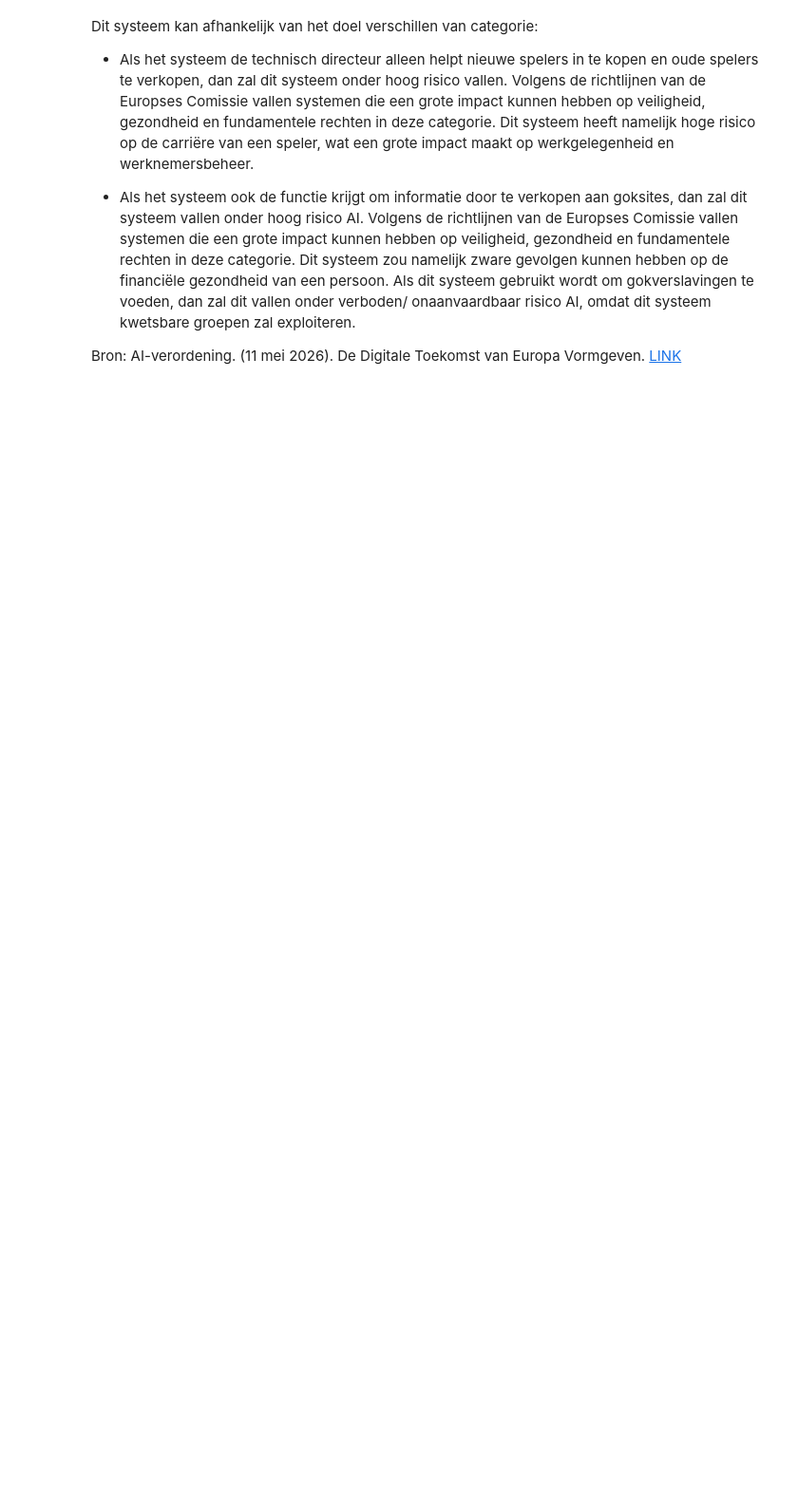
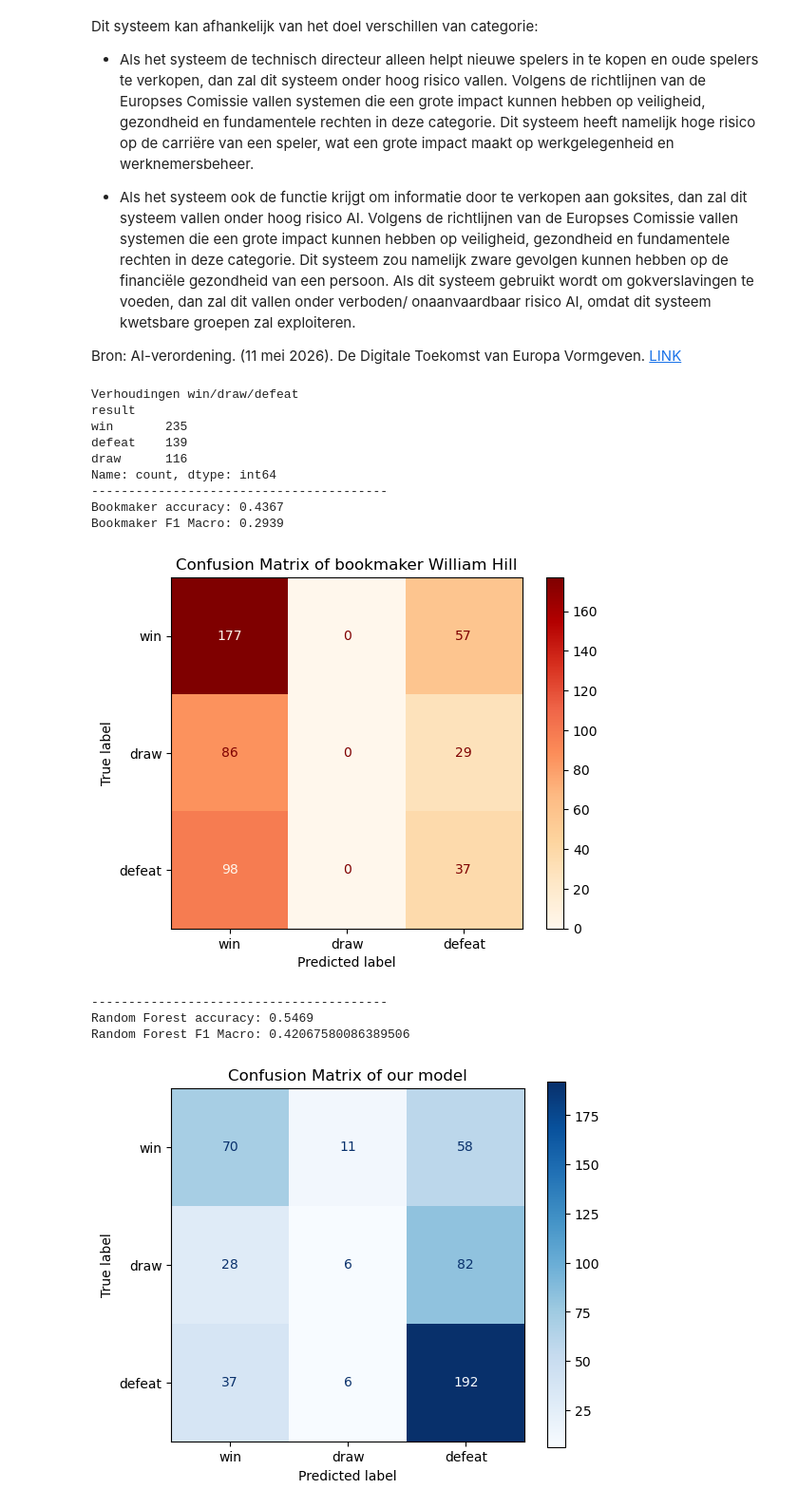
Before and after one commit to Elyas5597/sprint6, a Jupyter notebook: Soccer.ipynb, the cells around one changed output. Shown at 95% size. Cells and saved outputs as stored; diff of their text form; code cells hidden in the pictures; blank space fills up the shorter version.

Commit message:
code bookmaker afgemaakt

```diff
--- a/Soccer.ipynb
+++ b/Soccer.ipynb
@@ -4226,6 +4226,8 @@ Dit systeem kan afhankelijk van het doel verschillen van categorie:
 
 Bron: AI-verordening. (11 mei 2026). De Digitale Toekomst van Europa Vormgeven. [LINK](https://digital-strategy.ec.europa.eu/nl/policies/regulatory-framework-ai)
 # %%
+# Auteur: Roan
+
 from sklearn.metrics import f1_score
 
 class BookmakerProbabilities:
@@ -4271,38 +4273,62 @@ y_test_mapped = y_test.map({
     "draw": "draw",
     "away_win": "defeat"
 })
 
 accuracy = (predictions == y_test_mapped).mean()
 
 eval_df = pd.DataFrame({
     "actual": y_test_mapped,
     "pred": predictions
 }).dropna()
 
-
-display(eval_df[eval_df['actual'] == 'draw'])
 cm = confusion_matrix(
     eval_df["actual"],
     eval_df["pred"],
     labels=["win", "draw", "defeat"]
 )
 
 bookmaker_f1_macro = f1_score(
     eval_df["actual"],
     eval_df["pred"],
     average="macro"
 )
 
-print(f"Bookmaker F1 Macro: {bookmaker_f1_macro:.4f}")
-print(f"Random Forest F1 Macro: {results_df_f1macro.iloc[0]['best_cv_score']}")
-
+print("Verhoudingen win/draw/defeat")
+print(y_test_mapped.value_counts())
 print("----------------------------------------")
-print(f"Bookmaker accuracy: {accuracy:.4f}")
-print(f"Logistic Regression accuracy: {acc_f1macro:.4f}")
 
 disp = ConfusionMatrixDisplay(confusion_matrix=cm, display_labels=["win", "draw", "defeat"])
 
+print(f"Bookmaker accuracy: {accuracy:.4f}")
+print(f"Bookmaker F1 Macro: {bookmaker_f1_macro:.4f}")
 
+disp.plot(cmap="OrRd", values_format=".0f")
+plt.title(f"Confusion Matrix of bookmaker William Hill")
+plt.show()
 
-disp.plot(cmap="Blues", values_format=".0f")
+cm = confusion_matrix(y_test, y_pred, labels=best_model_f1macro.classes_)
+disp = ConfusionMatrixDisplay(confusion_matrix=cm, display_labels=['win', 'draw', 'defeat'])
+
+print("----------------------------------------")
+print(f"Random Forest accuracy: {acc_f1macro:.4f}")
+print(f"Random Forest F1 Macro: {results_df_f1macro.iloc[0]['best_cv_score']}")
+
+fig, ax = plt.subplots(figsize=(6, 5))
+disp.plot(ax=ax, cmap="Blues", values_format="d")
+plt.title(f"Confusion Matrix of our model")
 plt.show()
+# %% [output]
+Verhoudingen win/draw/defeat
+result
+win       235
+defeat    139
+draw      116
+Name: count, dtype: int64
+----------------------------------------
+Bookmaker accuracy: 0.4367
+Bookmaker F1 Macro: 0.2939
+[figure, added]
+----------------------------------------
+Random Forest accuracy: 0.5469
+Random Forest F1 Macro: 0.42067580086389506
+[figure, added]
```
Also changed, not shown: parts of 5 cells of this notebook.
